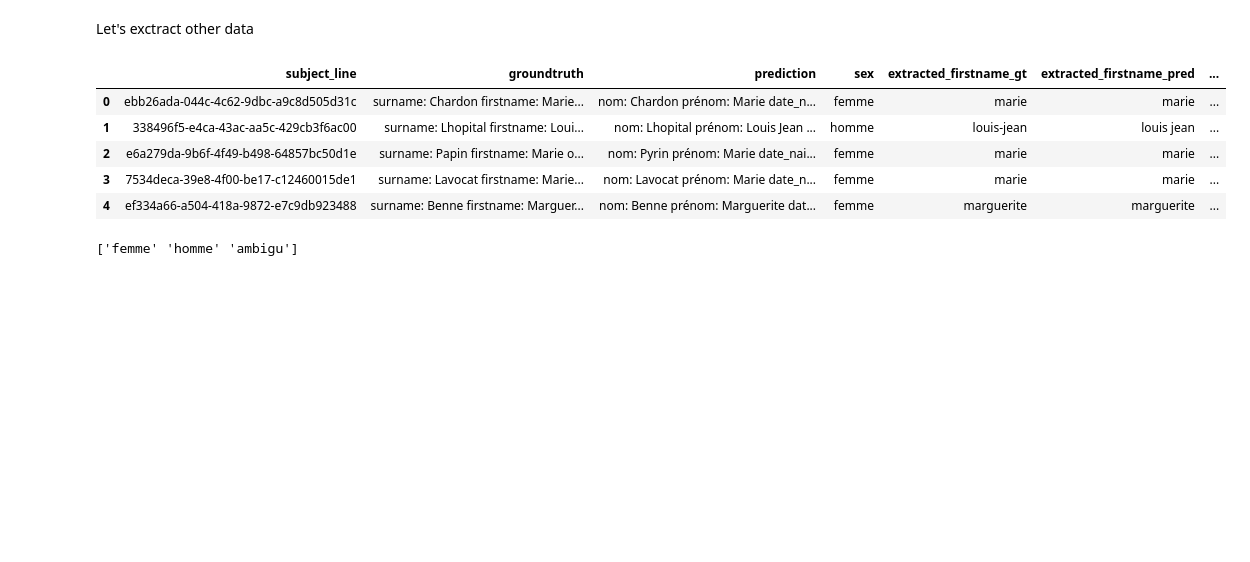
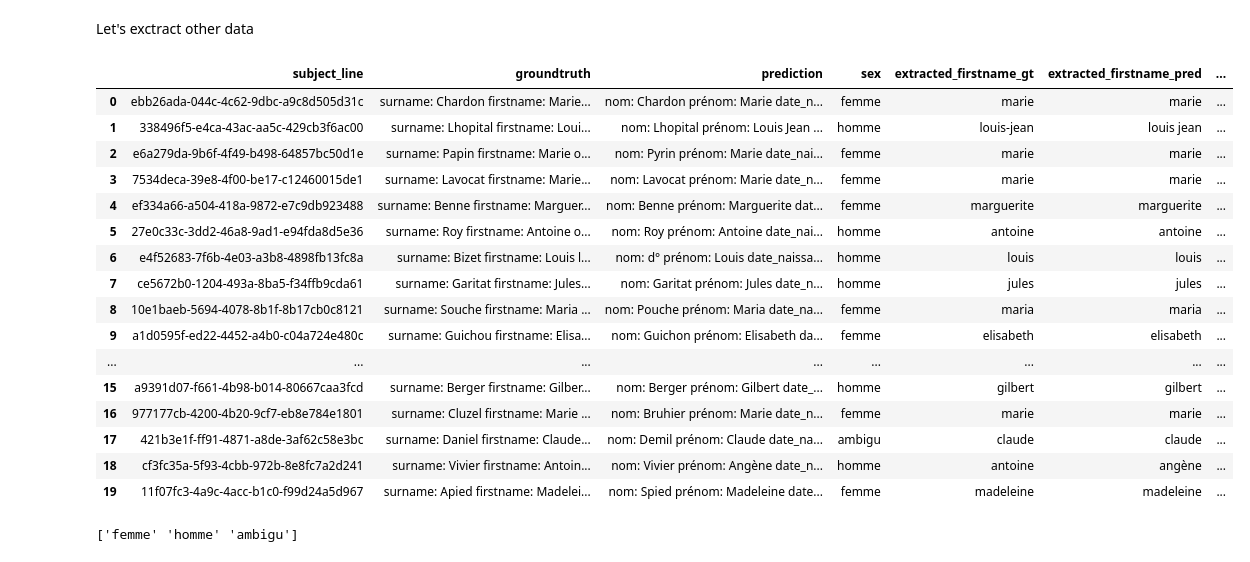
Before and after one commit to anthonyivanier/NLP_ENSAE_Project, a Jupyter notebook: NLP-project.ipynb, the cells around one changed output. Saved outputs shown, nothing was run; the diff lists cells and outputs as text; code cells hidden in the pictures; blank space fills up the shorter version.

```diff
--- a/NLP-project.ipynb
+++ b/NLP-project.ipynb
@@ -182,12 +182,23 @@ df_combined_pred = pd.merge(df_transcriptions,
 # %%
-df_combined.head()
+df_combined.head(20)
 # %% [output]
 |  | subject_line | groundtruth | prediction | sex | extracted_firstname_gt | extracted_firstname_pred | ... |
 | 0 | ebb26ada-044c-4c62-9dbc-a9c8d505d31c | surname: Chardon firstname: Marie... | nom: Chardon prénom: Marie date_n... | femme | marie | marie | ... |
 | 1 | 338496f5-e4ca-43ac-aa5c-429cb3f6ac00 | surname: Lhopital firstname: Loui... | nom: Lhopital prénom: Louis Jean ... | homme | louis-jean | louis jean | ... |
 | 2 | e6a279da-9b6f-4f49-b498-64857bc50d1e | surname: Papin firstname: Marie o... | nom: Pyrin prénom: Marie date_nai... | femme | marie | marie | ... |
 | 3 | 7534deca-39e8-4f00-be17-c12460015de1 | surname: Lavocat firstname: Marie... | nom: Lavocat prénom: Marie date_n... | femme | marie | marie | ... |
 | 4 | ef334a66-a504-418a-9872-e7c9db923488 | surname: Benne firstname: Marguer... | nom: Benne prénom: Marguerite dat... | femme | marguerite | marguerite | ... |
+| 5 | 27e0c33c-3dd2-46a8-9ad1-e94fda8d5e36 | surname: Roy firstname: Antoine o... | nom: Roy prénom: Antoine date_nai... | homme | antoine | antoine | ... |
+| 6 | e4f52683-7f6b-4e03-a3b8-4898fb13fc8a | surname: Bizet firstname: Louis l... | nom: d° prénom: Louis date_naissa... | homme | louis | louis | ... |
+| 7 | ce5672b0-1204-493a-8ba5-f34ffb9cda61 | surname: Garitat firstname: Jules... | nom: Garitat prénom: Jules date_n... | homme | jules | jules | ... |
+| 8 | 10e1baeb-5694-4078-8b1f-8b17cb0c8121 | surname: Souche firstname: Maria ... | nom: Pouche prénom: Maria date_na... | femme | maria | maria | ... |
+| 9 | a1d0595f-ed22-4452-a4b0-c04a724e480c | surname: Guichou firstname: Elisa... | nom: Guichon prénom: Elisabeth da... | femme | elisabeth | elisabeth | ... |
+| ... | ... | ... | ... | ... | ... | ... | ... |
+| 15 | a9391d07-f661-4b98-b014-80667caa3fcd | surname: Berger firstname: Gilber... | nom: Berger prénom: Gilbert date_... | homme | gilbert | gilbert | ... |
+| 16 | 977177cb-4200-4b20-9cf7-eb8e784e1801 | surname: Cluzel firstname: Marie ... | nom: Bruhier prénom: Marie date_n... | femme | marie | marie | ... |
+| 17 | 421b3e1f-ff91-4871-a8de-3af62c58e3bc | surname: Daniel firstname: Claude... | nom: Demil prénom: Claude date_na... | ambigu | claude | claude | ... |
+| 18 | cf3fc35a-5f93-4cbb-972b-8e8fc7a2d241 | surname: Vivier firstname: Antoin... | nom: Vivier prénom: Angène date_n... | homme | antoine | angène | ... |
+| 19 | 11f07fc3-4a9c-4acc-b1c0-f99d24a5d967 | surname: Apied firstname: Madelei... | nom: Spied prénom: Madeleine date... | femme | madeleine | madeleine | ... |
 # %%
 pd.set_option('display.max_rows', None)
 # %%
```
Also changed, not shown: parts of 6 cells of this notebook.
